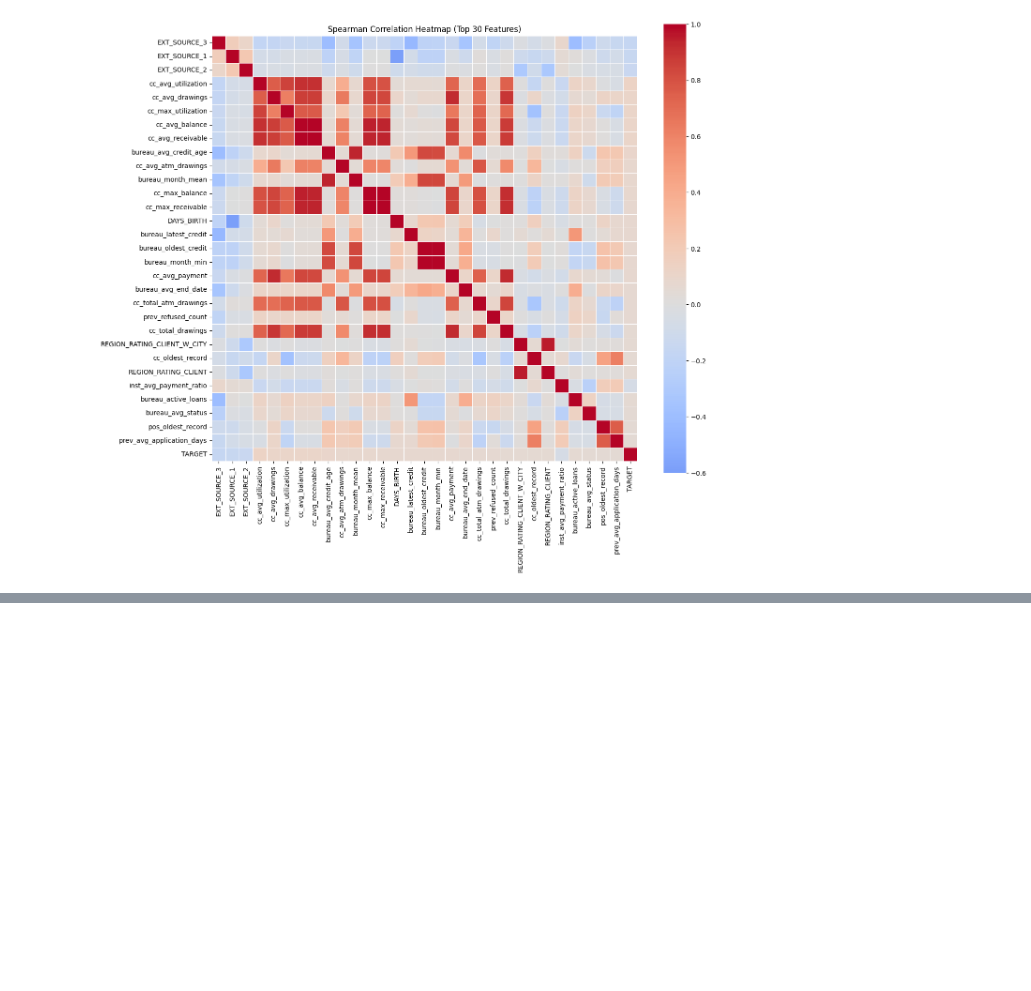
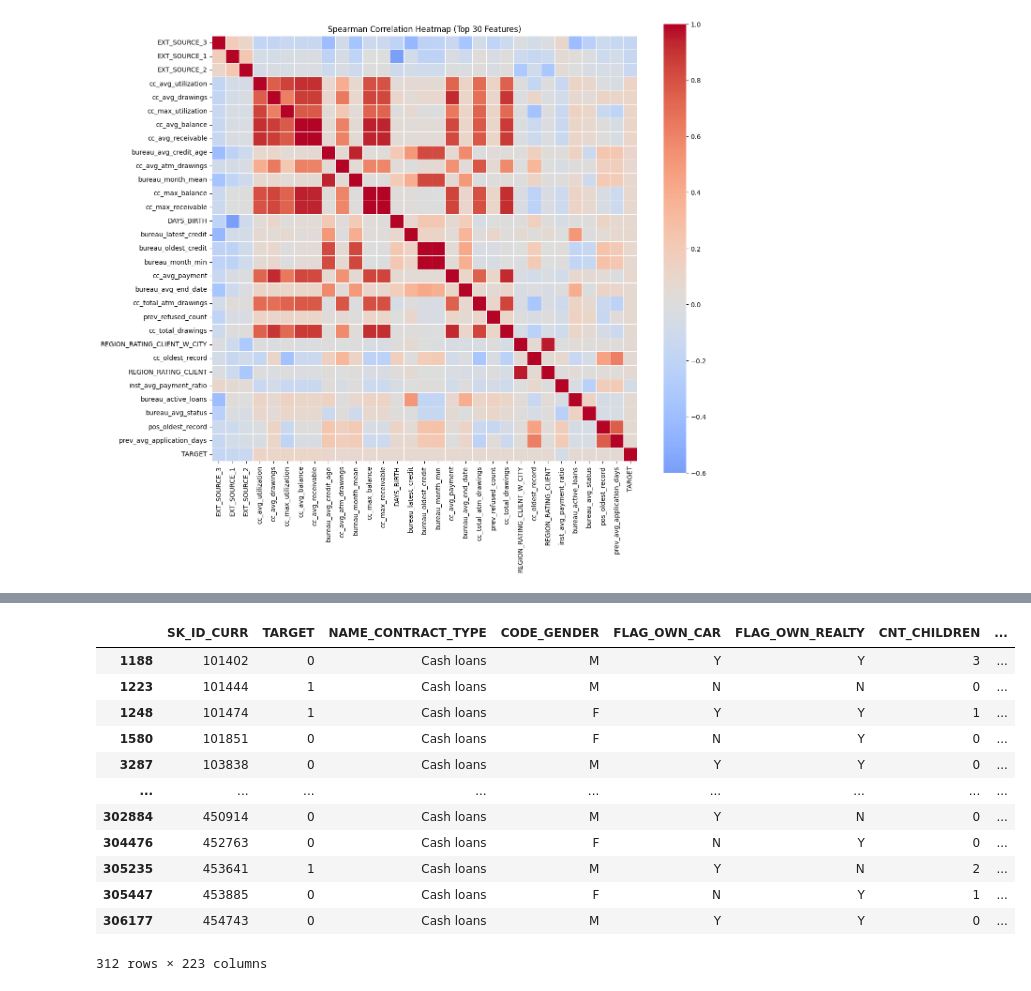
Before and after one commit to Yuvaraj-Dey-2006/House-Credit-Prediction, a Jupyter notebook: EDA/home-credit-EDA.ipynb, the cells around one changed output, grey strips where cells are left out. Drawn from its saved outputs; the diff is of its cells as text; code cells hidden in the pictures; blank space fills up the shorter version.

Commit message:
Enhance EDA notebook by adding outlier detection and summary output for numeric features

```diff
--- a/EDA/home-credit-EDA.ipynb
+++ b/EDA/home-credit-EDA.ipynb
@@ -481,3 +499,37 @@ plt.tight_layout()
 plt.show()
 # %% [output]
 [figure]
+# %%
+numeric_cols = train_df.select_dtypes(include='number').columns
+
+for col in numeric_cols:
+    Q1 = train_df[col].quantile(0.25)
+    Q3 = train_df[col].quantile(0.75)
+
+    IQR = Q3 - Q1
+
+    lower_bound = Q3 - (1.5 * IQR)
+    upper_bound = Q1 + (1.5 * IQR)
+
+    outliers = train_df[
+        (train_df[col] < lower_bound) |
+        (train_df[col] > upper_bound)
+    ]
+
+    percentage = len(outliers) / len(train_df) * 100
+
+outliers
+# %% [output]
+|  | SK_ID_CURR | TARGET | NAME_CONTRACT_TYPE | CODE_GENDER | FLAG_OWN_CAR | FLAG_OWN_REALTY | CNT_CHILDREN | ... |
+| 1188 | 101402 | 0 | Cash loans | M | Y | Y | 3 | ... |
+| 1223 | 101444 | 1 | Cash loans | M | N | N | 0 | ... |
+| 1248 | 101474 | 1 | Cash loans | F | Y | Y | 1 | ... |
+| 1580 | 101851 | 0 | Cash loans | F | N | Y | 0 | ... |
+| 3287 | 103838 | 0 | Cash loans | M | Y | Y | 0 | ... |
+| ... | ... | ... | ... | ... | ... | ... | ... | ... |
+| 302884 | 450914 | 0 | Cash loans | M | Y | N | 0 | ... |
+| 304476 | 452763 | 0 | Cash loans | F | N | Y | 0 | ... |
+| 305235 | 453641 | 1 | Cash loans | M | Y | N | 2 | ... |
+| 305447 | 453885 | 0 | Cash loans | F | N | Y | 1 | ... |
+| 306177 | 454743 | 0 | Cash loans | M | Y | Y | 0 | ... |
+312 rows × 223 columns
```
Also changed, not shown: parts of 1 cell of this notebook.
